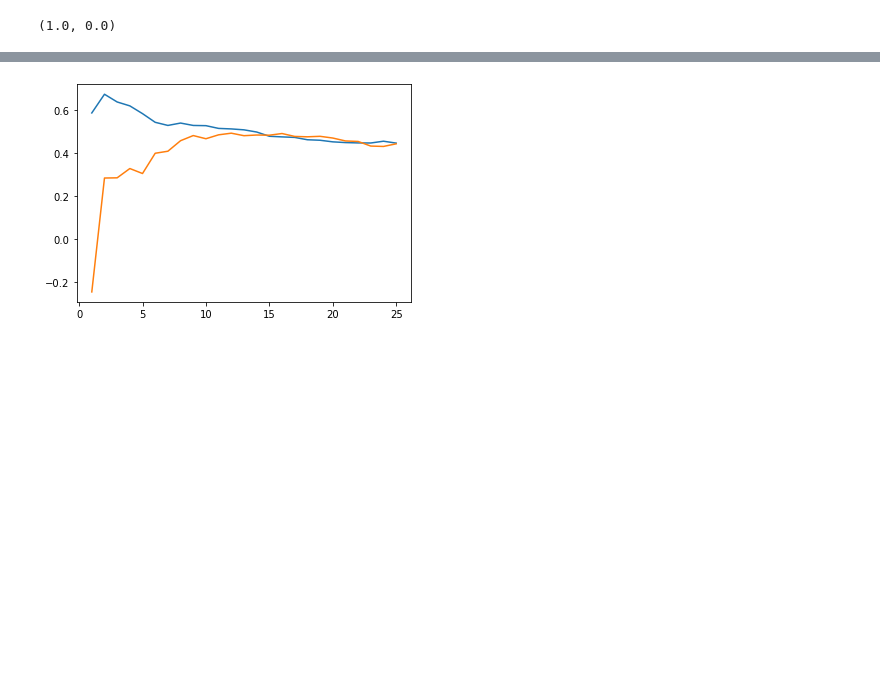
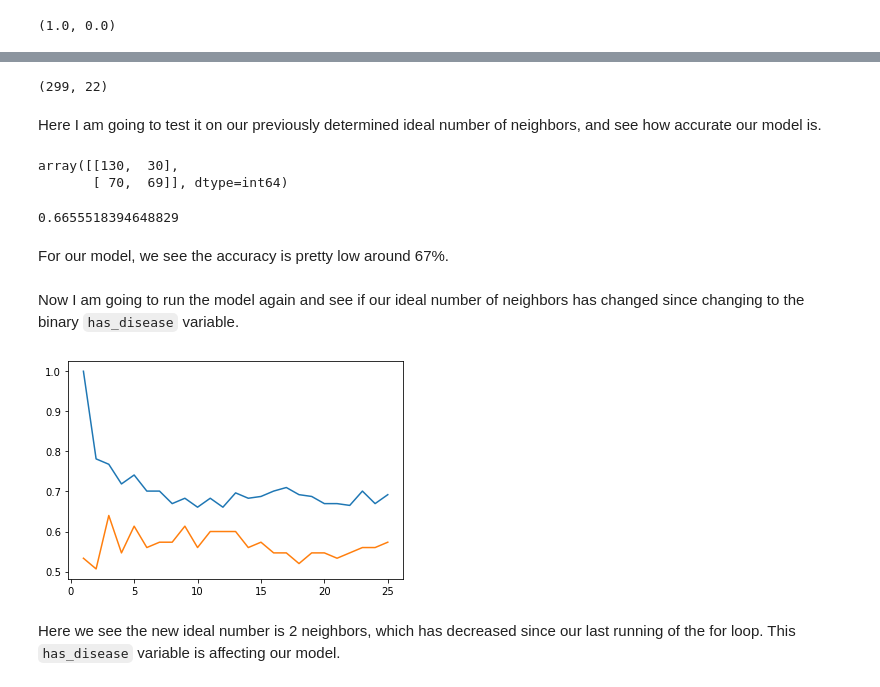
Before and after one commit to efgronski/heart-disease, a Jupyter notebook: machine_learning.ipynb, the cells around one changed output, grey strips where cells are left out. Drawn from its saved outputs; the diff is of its cells as text; code cells hidden in the pictures; blank space fills up the shorter version.

```diff
--- a/machine_learning.ipynb
+++ b/machine_learning.ipynb
@@ -66,7 +73,7 @@ ks = range(1, 26)
 accurt = []
 accurv = []
 for k in ks:
-    m = KNeighborsRegressor(k)
+    m = KNeighborsClassifier(k)
     _ = m.fit(Xt, yt)
     acc = m.score(Xt, yt)
     accurt.append(acc)
@@ -98,0 +96,3 @@ Xt, Xv, yt, yv = train_test_split(X0, y)
+# %%
+heart['has_disease'] = (heart.num > 0) + 0
+heart.head()
@@ -98,0 +111,14 @@ Xt, Xv, yt, yv = train_test_split(X0, y)
+# %%
+y = heart.has_disease
+X0 = heart.drop("has_disease", axis=1)
+X0 = heart.drop("num", axis=1)
+X0 = pd.get_dummies(X0, drop_first=True)
+X0.shape
+# %% [output]
+(299, 22)
+# %% [markdown]
+Here I am going to test it on our previously determined ideal number of neighbors, and see how accurate our model is.
+# %%
+m = KNeighborsClassifier(8)
+_ = m.fit(X0, y)
+yhat = m.predict(X0)
@@ -98,0 +127,5 @@ Xt, Xv, yt, yv = train_test_split(X0, y)
+# %%
+confusion_matrix(y, yhat)
+# %% [output]
+array([[130,  30],
+       [ 70,  69]], dtype=int64)
@@ -99,18 +137,29 @@ Xt, Xv, yt, yv = train_test_split(X0, y)
+# %%
+accuracy_score(y, yhat)
+# %% [output]
+0.6655518394648829
+# %% [markdown]
+For our model, we see the accuracy is pretty low around 67%.
+# %% [markdown]
+Now I am going to run the model again and see if our ideal number of neighbors has changed since changing to the binary `has_disease` variable.
 # %%
 ks = range(1, 26)
 accurt = []
 accurv = []
+Xt, Xv, yt, yv = train_test_split(X0, y)
 for k in ks:
-    m = KNeighborsRegressor(k)
+    m = KNeighborsClassifier(k)
     _ = m.fit(Xt, yt)
     acc = m.score(Xt, yt)
     accurt.append(acc)
     accv = m.score(Xv, yv)
     accurv.append(accv)
 _ = plt.plot(ks, accurt)
 _ = plt.plot(ks, accurv)
 # %% [output]
-[figure, old version]
+[figure, new version]
+# %% [markdown]
+Here we see the new ideal number is 2 neighbors, which has decreased since our last running of the for loop. This `has_disease` variable is affecting our model.
 # %%
 maxi = max(accurv)
 index = accurv.index(maxi)
```
Also changed, not shown: parts of 31 cells of this notebook, 1 other file.
